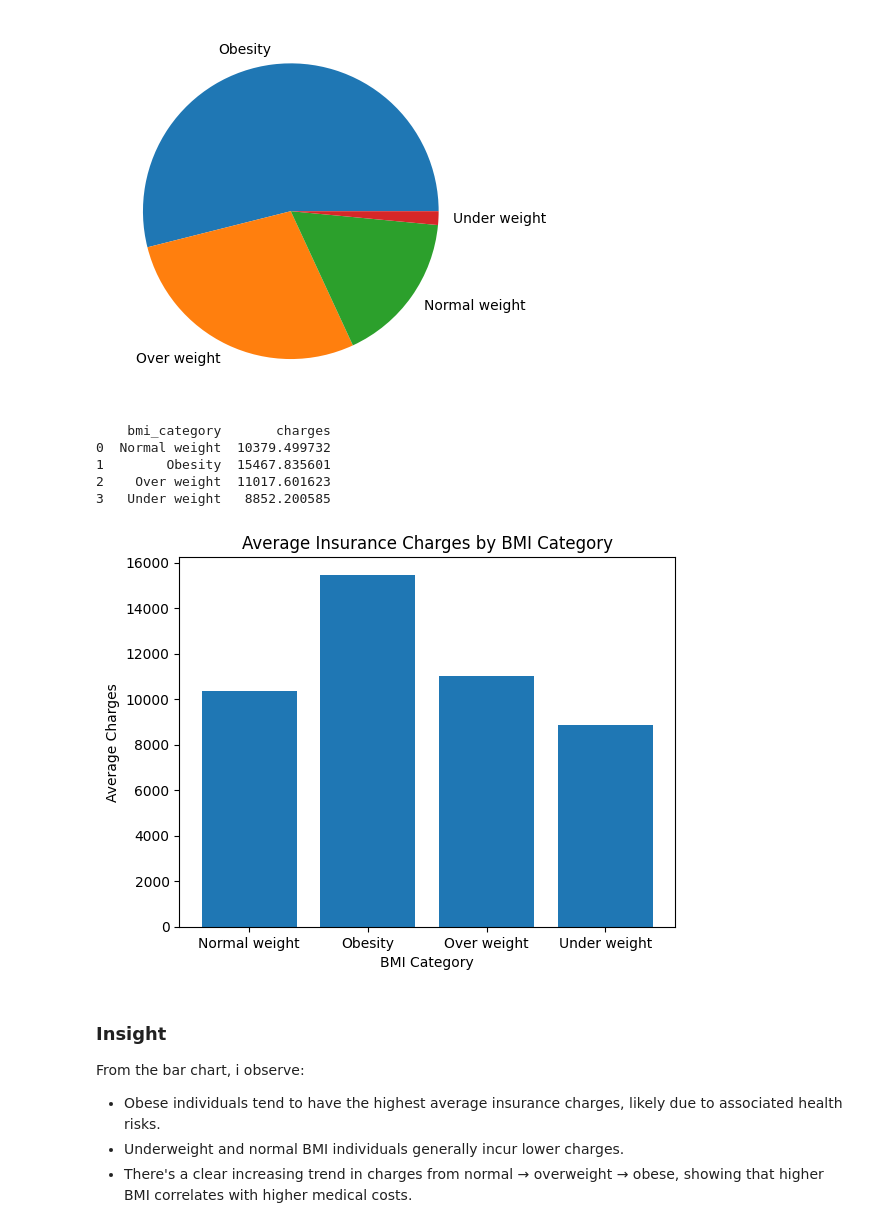
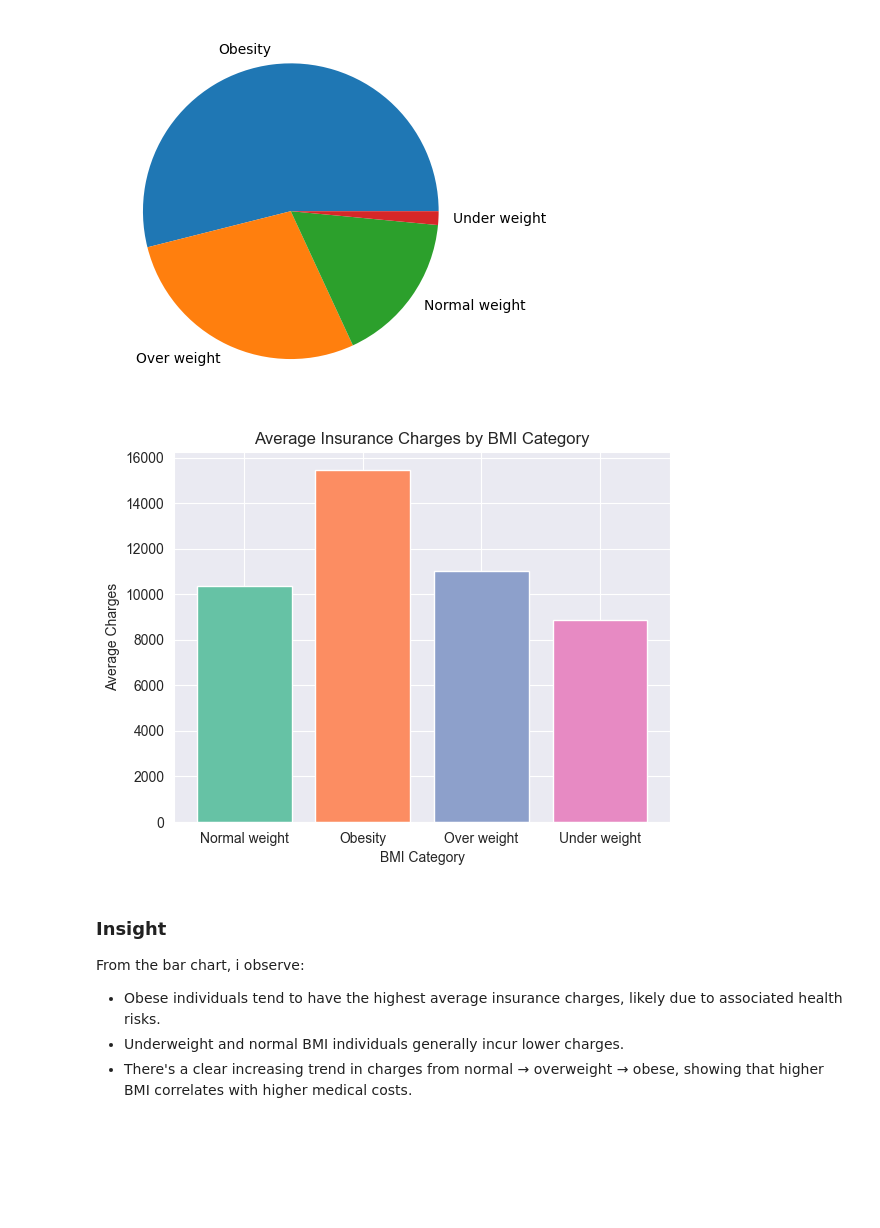
Before and after one commit to payal-kanani/healthcare-insurance-analysis, a Jupyter notebook: jupyter_notebooks/initial_visualisation.ipynb, the cells around one changed output. Saved outputs shown, nothing was run; the diff lists cells and outputs as text; code cells hidden in the pictures; blank space fills up the shorter version.

```diff
--- a/jupyter_notebooks/initial_visualisation.ipynb
+++ b/jupyter_notebooks/initial_visualisation.ipynb
@@ -48,21 +61,25 @@ plt.show()
 # %% [output]
 [figure]
 # %%
-# Calculate average charges by BMI category
+# Ensure bmi_charges is defined before this cell is run.
+# If not, define it as follows:
+
 bmi_charges = df.groupby('bmi_category')['charges'].mean().reset_index()
-print(bmi_charges)
-plt.bar(x= bmi_charges['bmi_category'].astype(str), height=bmi_charges['charges'])
+
+sns.set_style('darkgrid')
+plt.figure()
+bars = plt.bar(
+    x=bmi_charges['bmi_category'].astype(str),
+    height=bmi_charges['charges'],
+    color=colors,  # colors is already defined in the notebook
+    label=bmi_charges['bmi_category']
+)
 plt.title('Average Insurance Charges by BMI Category')
 plt.xlabel('BMI Category')
 plt.ylabel('Average Charges')
 plt.show()
 # %% [output]
-    bmi_category       charges
-0  Normal weight  10379.499732
-1        Obesity  15467.835601
-2    Over weight  11017.601623
-3   Under weight   8852.200585
-[figure, old version]
+[figure, new version]
 # %% [markdown]
 ###  Insight
 
```
Also changed, not shown: parts of 11 cells of this notebook, 2 other files.
